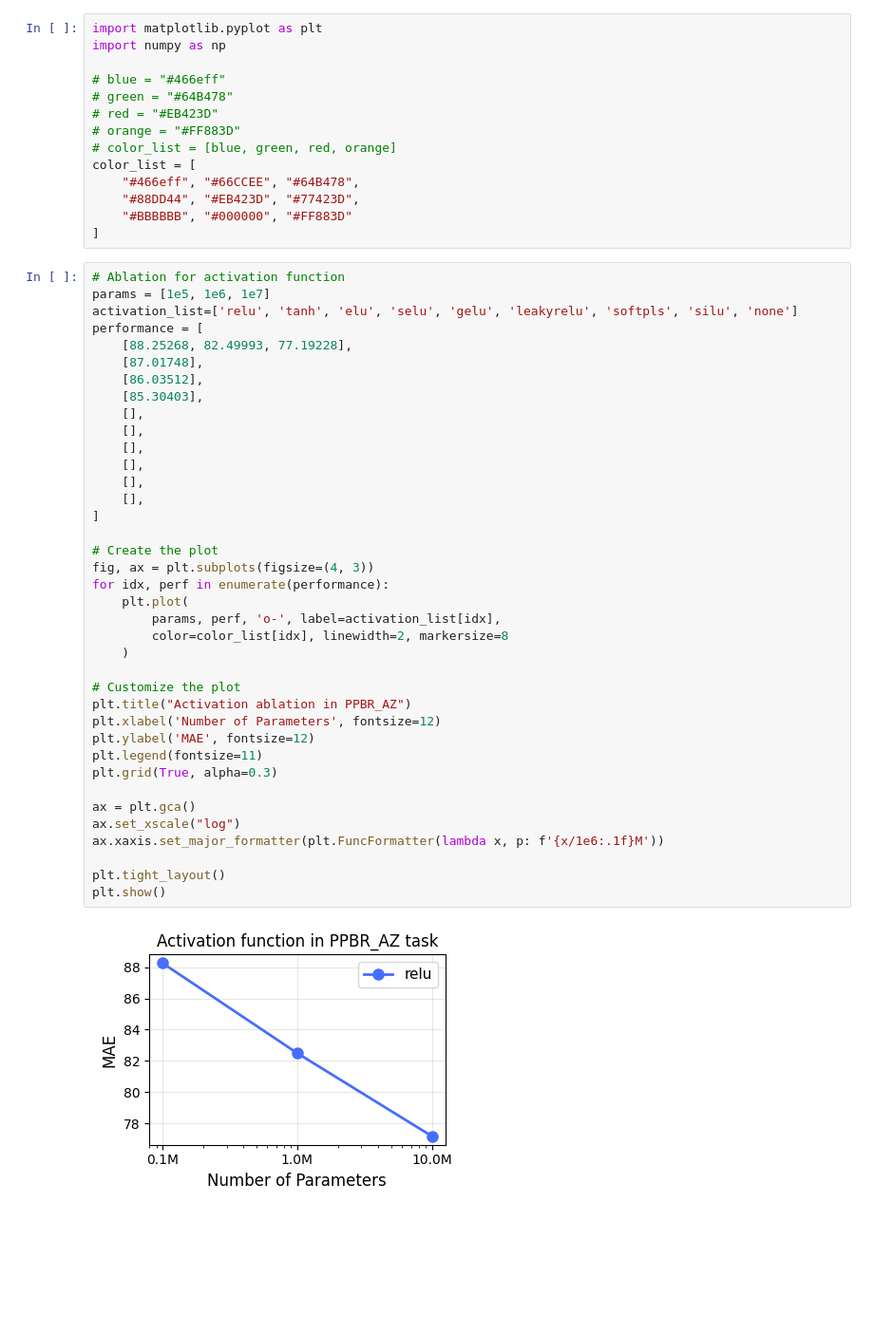
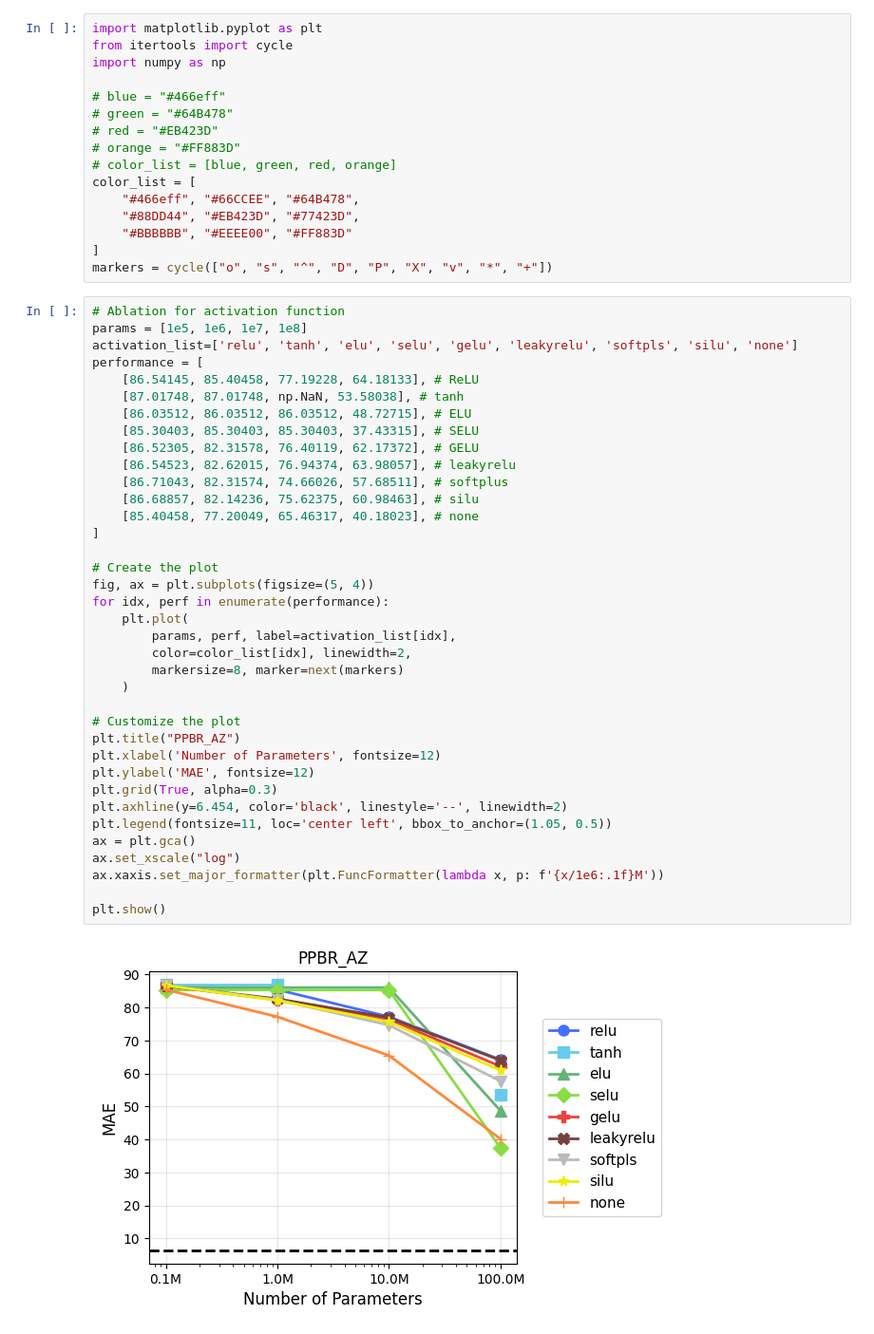
Before and after one commit to seonghyun26/graphium, a Jupyter notebook: notebooks/fig/ablation-activation.ipynb, the cells around one changed output. Shown at 95% size. Saved outputs shown, nothing was run; the diff lists cells and outputs as text; blank space fills up the shorter version.

Commit message:
upd - cell image pretraining

```diff
--- a/notebooks/fig/ablation-activation.ipynb
+++ b/notebooks/fig/ablation-activation.ipynb
@@ -1,5 +1,6 @@
 # %%
 import matplotlib.pyplot as plt
+from itertools import cycle
 import numpy as np
 
 # blue = "#466eff"
@@ -10,45 +11,45 @@ import numpy as np
 color_list = [
     "#466eff", "#66CCEE", "#64B478",
     "#88DD44", "#EB423D", "#77423D",
-    "#BBBBBB", "#000000", "#FF883D"
+    "#BBBBBB", "#EEEE00", "#FF883D"
 ]
+markers = cycle(["o", "s", "^", "D", "P", "X", "v", "*", "+"])
 # %%
 # Ablation for activation function
-params = [1e5, 1e6, 1e7]
+params = [1e5, 1e6, 1e7, 1e8]
 activation_list=['relu', 'tanh', 'elu', 'selu', 'gelu', 'leakyrelu', 'softpls', 'silu', 'none']
 performance = [
-    [88.25268, 82.49993, 77.19228],
-    [87.01748],
-    [86.03512],
-    [85.30403],
-    [],
-    [],
-    [],
-    [],
-    [],
-    [],
+    [86.54145, 85.40458, 77.19228, 64.18133], # ReLU
+    [87.01748, 87.01748, np.NaN, 53.58038], # tanh
+    [86.03512, 86.03512, 86.03512, 48.72715], # ELU
+    [85.30403, 85.30403, 85.30403, 37.43315], # SELU
+    [86.52305, 82.31578, 76.40119, 62.17372], # GELU
+    [86.54523, 82.62015, 76.94374, 63.98057], # leakyrelu
+    [86.71043, 82.31574, 74.66026, 57.68511], # softplus
+    [86.68857, 82.14236, 75.62375, 60.98463], # silu
+    [85.40458, 77.20049, 65.46317, 40.18023], # none
 ]
 
 # Create the plot
-fig, ax = plt.subplots(figsize=(4, 3))
+fig, ax = plt.subplots(figsize=(5, 4))
 for idx, perf in enumerate(performance):
 	plt.plot(
-		params, perf, 'o-', label=activation_list[idx],
-		color=color_list[idx], linewidth=2, markersize=8
+		params, perf, label=activation_list[idx],
+		color=color_list[idx], linewidth=2,
+  		markersize=8, marker=next(markers)
 	)
 
 # Customize the plot
-plt.title("Activation ablation in PPBR_AZ")
+plt.title("PPBR_AZ")
 plt.xlabel('Number of Parameters', fontsize=12)
 plt.ylabel('MAE', fontsize=12)
-plt.legend(fontsize=11)
 plt.grid(True, alpha=0.3)
-
+plt.axhline(y=6.454, color='black', linestyle='--', linewidth=2)
+plt.legend(fontsize=11, loc='center left', bbox_to_anchor=(1.05, 0.5))
 ax = plt.gca()
 ax.set_xscale("log")
 ax.xaxis.set_major_formatter(plt.FuncFormatter(lambda x, p: f'{x/1e6:.1f}M'))
 
-plt.tight_layout()
 plt.show()
 # %% [output]
-[figure, old version]
+[figure, new version]
```
Also changed, not shown: 10 other files.
